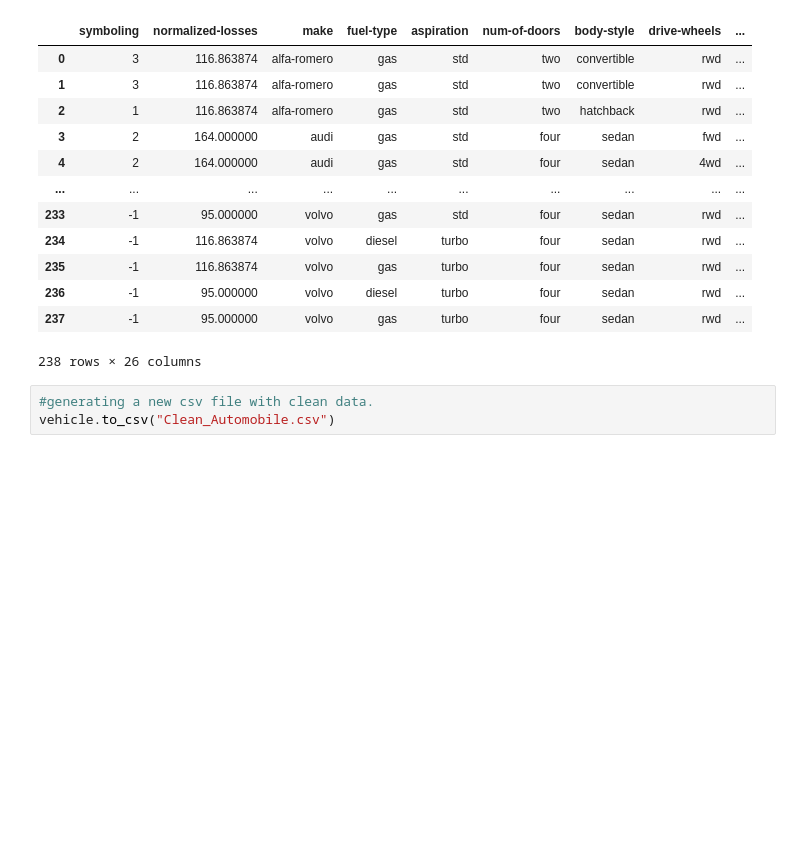
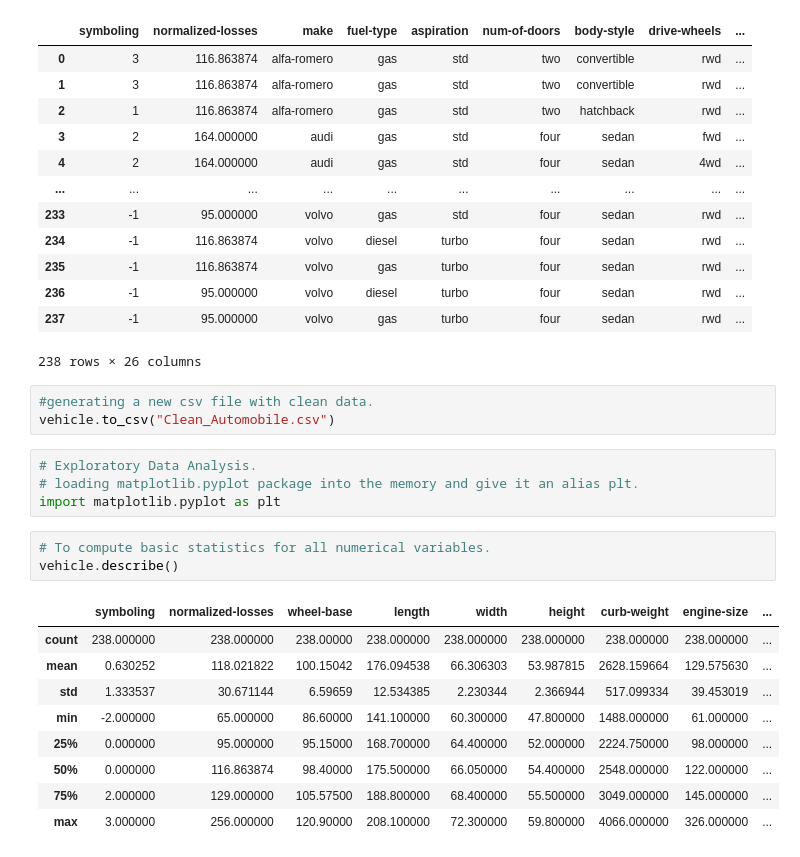
Before and after one commit to Justin-Mathew/Data-Cleaning-and-Exploration-Project, a Jupyter notebook: Automobile.ipynb, the cells around one changed output. Saved outputs shown, nothing was run; the diff lists cells and outputs as text; blank space fills up the shorter version.

```diff
--- a/Automobile.ipynb
+++ b/Automobile.ipynb
@@ -488,3 +488,20 @@ vehicle
 # %%
 #generating a new csv file with clean data.
 vehicle.to_csv("Clean_Automobile.csv")
+# %%
+# Exploratory Data Analysis.
+# loading matplotlib.pyplot package into the memory and give it an alias plt.
+import matplotlib.pyplot as plt
+# %%
+# To compute basic statistics for all numerical variables.
+vehicle.describe()
+# %% [output]
+|  | symboling | normalized-losses | wheel-base | length | width | height | curb-weight | engine-size | ... |
+| count | 238.000000 | 238.000000 | 238.00000 | 238.000000 | 238.000000 | 238.000000 | 238.000000 | 238.000000 | ... |
+| mean | 0.630252 | 118.021822 | 100.15042 | 176.094538 | 66.306303 | 53.987815 | 2628.159664 | 129.575630 | ... |
+| std | 1.333537 | 30.671144 | 6.59659 | 12.534385 | 2.230344 | 2.366944 | 517.099334 | 39.453019 | ... |
+| min | -2.000000 | 65.000000 | 86.60000 | 141.100000 | 60.300000 | 47.800000 | 1488.000000 | 61.000000 | ... |
+| 25% | 0.000000 | 95.000000 | 95.15000 | 168.700000 | 64.400000 | 52.000000 | 2224.750000 | 98.000000 | ... |
+| 50% | 0.000000 | 116.863874 | 98.40000 | 175.500000 | 66.050000 | 54.400000 | 2548.000000 | 122.000000 | ... |
+| 75% | 2.000000 | 129.000000 | 105.57500 | 188.800000 | 68.400000 | 55.500000 | 3049.000000 | 145.000000 | ... |
+| max | 3.000000 | 256.000000 | 120.90000 | 208.100000 | 72.300000 | 59.800000 | 4066.000000 | 326.000000 | ... |
```
Also changed, not shown: parts of 12 cells of this notebook.
